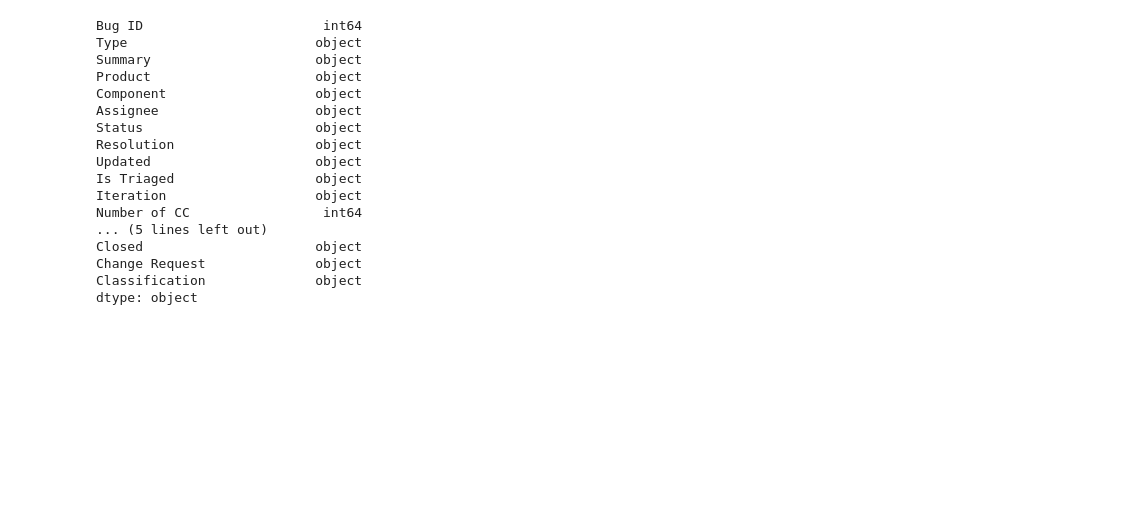
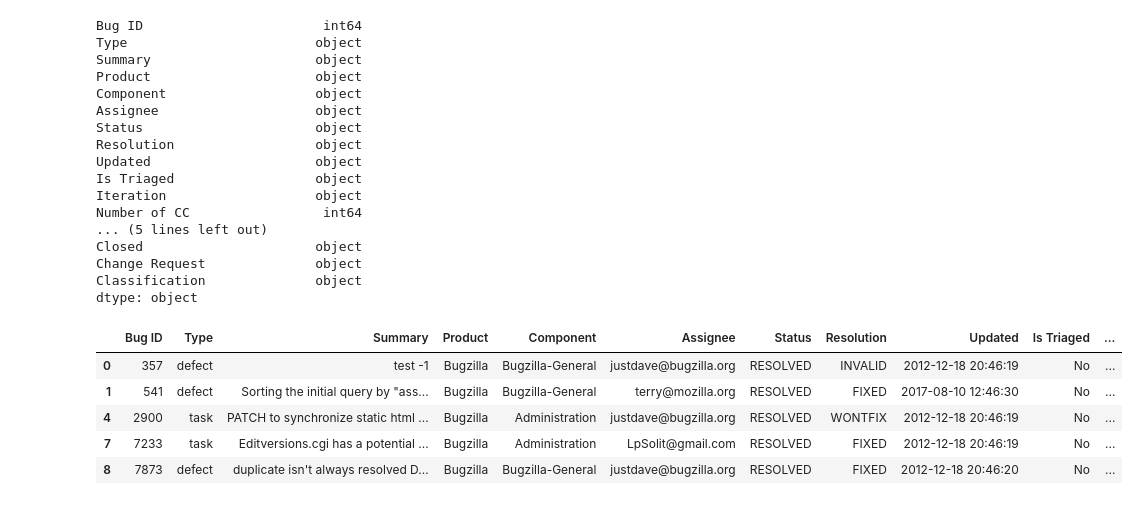
Before and after one commit to Mystic-Trooper/bug-triaging-2, a Jupyter notebook: bug triaging.ipynb, the cells around one changed output. Saved outputs shown, nothing was run; the diff lists cells and outputs as text; code cells hidden in the pictures; blank space fills up the shorter version.

```diff
--- a/bug triaging.ipynb
+++ b/bug triaging.ipynb
@@ -175,6 +175,15 @@ Closed                      object
 Change Request              object
 Classification              object
 dtype: object
+# %%
+bugs.head()
+# %% [output]
+|  | Bug ID | Type | Summary | Product | Component | Assignee | Status | Resolution | Updated | Is Triaged | ... |
+| 0 | 357 | defect | test -1 | Bugzilla | Bugzilla-General | justdave@bugzilla.org | RESOLVED | INVALID | 2012-12-18 20:46:19 | No | ... |
+| 1 | 541 | defect | Sorting the initial query by "ass... | Bugzilla | Bugzilla-General | terry@mozilla.org | RESOLVED | FIXED | 2017-08-10 12:46:30 | No | ... |
+| 4 | 2900 | task | PATCH to synchronize static html ... | Bugzilla | Administration | justdave@bugzilla.org | RESOLVED | WONTFIX | 2012-12-18 20:46:19 | No | ... |
+| 7 | 7233 | task | Editversions.cgi has a potential ... | Bugzilla | Administration | LpSolit@gmail.com | RESOLVED | FIXED | 2012-12-18 20:46:19 | No | ... |
+| 8 | 7873 | defect | duplicate isn't always resolved D... | Bugzilla | Bugzilla-General | justdave@bugzilla.org | RESOLVED | FIXED | 2012-12-18 20:46:20 | No | ... |
 # %%
 from neo4j import GraphDatabase
 import logging
```
Also changed, not shown: parts of 2 cells of this notebook, 1 other file.
